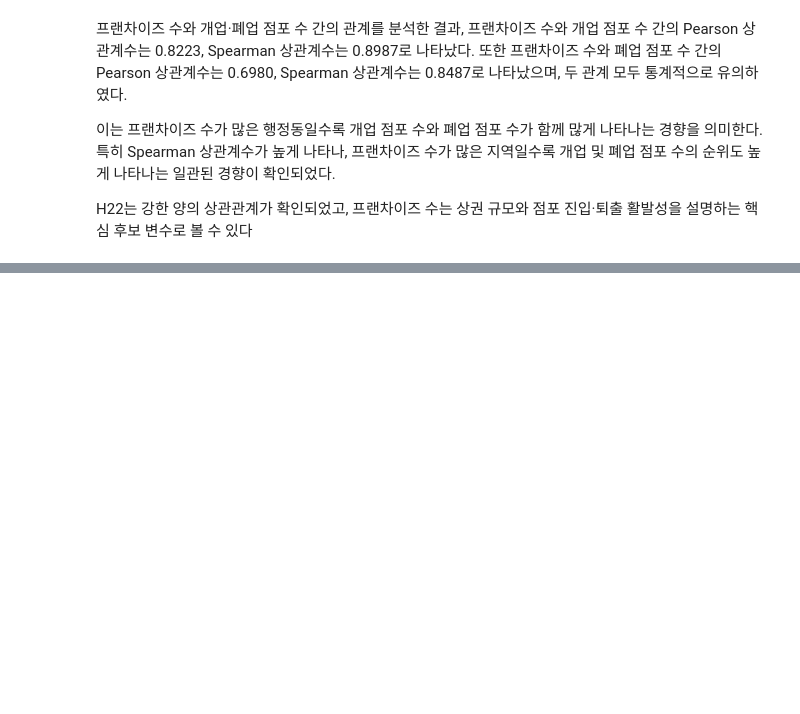
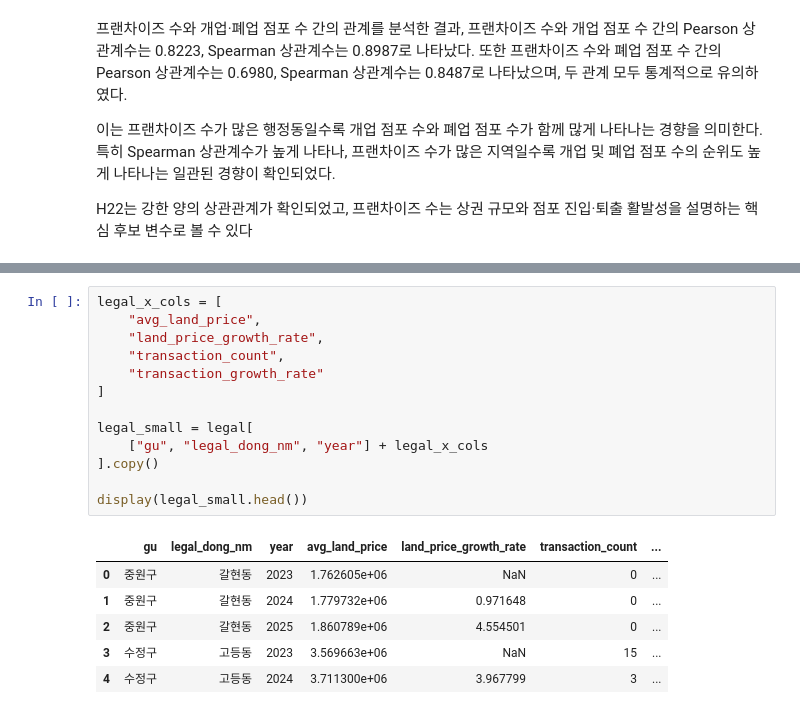
Before and after one commit to bulsajo1/final_project, a Jupyter notebook: Jiryun/통계_검정.ipynb, the cells around one changed output, grey strips where cells are left out. Drawn from its saved outputs; the diff is of its cells as text; blank space fills up the shorter version.

```diff
--- a/Jiryun/통계_검정.ipynb
+++ b/Jiryun/통계_검정.ipynb
@@ -2852,0 +3027,20 @@ H22는 강한 양의 상관관계가 확인되었고, 프랜차이즈 수는 상
+# %%
+legal_x_cols = [
+    "avg_land_price",
+    "land_price_growth_rate",
+    "transaction_count",
+    "transaction_growth_rate"
+]
+
+legal_small = legal[
+    ["gu", "legal_dong_nm", "year"] + legal_x_cols
+].copy()
+
+display(legal_small.head())
+# %% [output]
+|  | gu | legal_dong_nm | year | avg_land_price | land_price_growth_rate | transaction_count | ... |
+| 0 | 중원구 | 갈현동 | 2023 | 1.762605e+06 | NaN | 0 | ... |
+| 1 | 중원구 | 갈현동 | 2024 | 1.779732e+06 | 0.971648 | 0 | ... |
+| 2 | 중원구 | 갈현동 | 2025 | 1.860789e+06 | 4.554501 | 0 | ... |
+| 3 | 수정구 | 고등동 | 2023 | 3.569663e+06 | NaN | 15 | ... |
+| 4 | 수정구 | 고등동 | 2024 | 3.711300e+06 | 3.967799 | 3 | ... |
```
Also changed, not shown: parts of 33 cells of this notebook, 6 other files.
